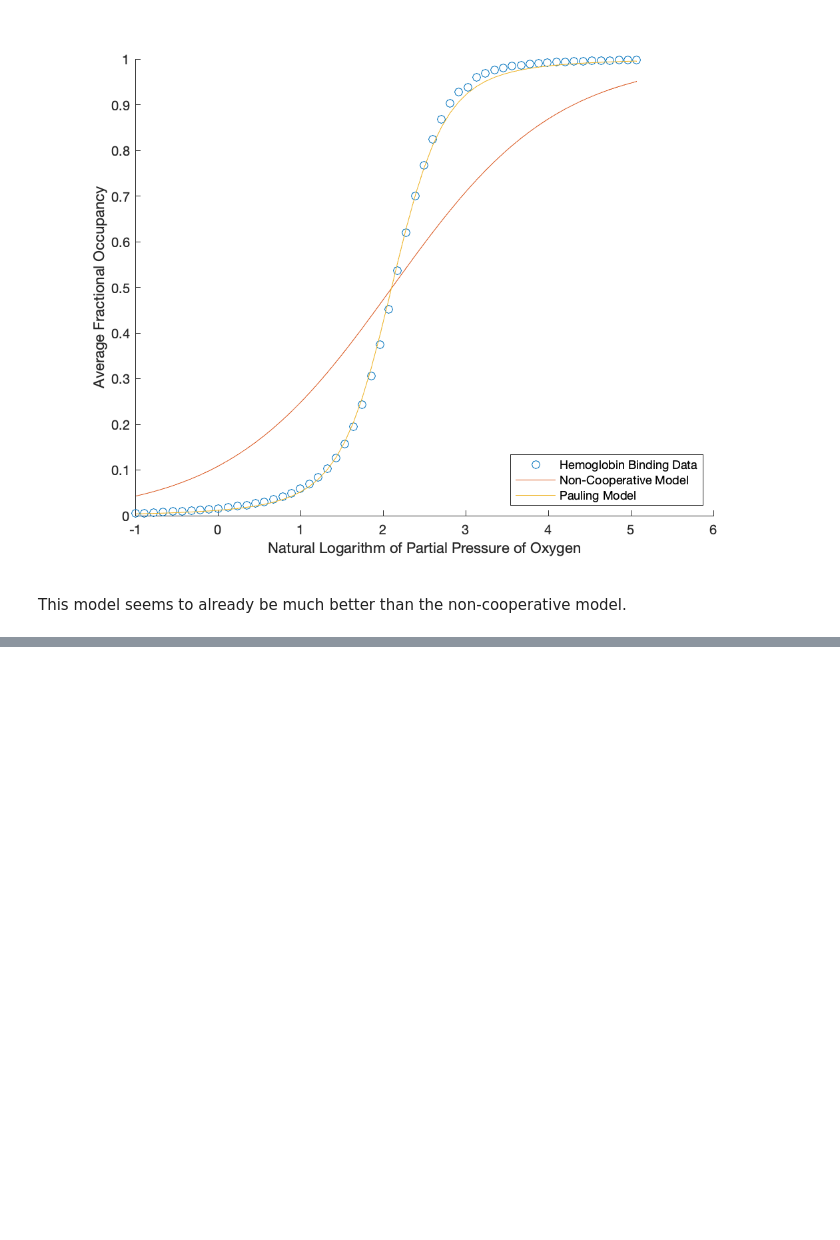
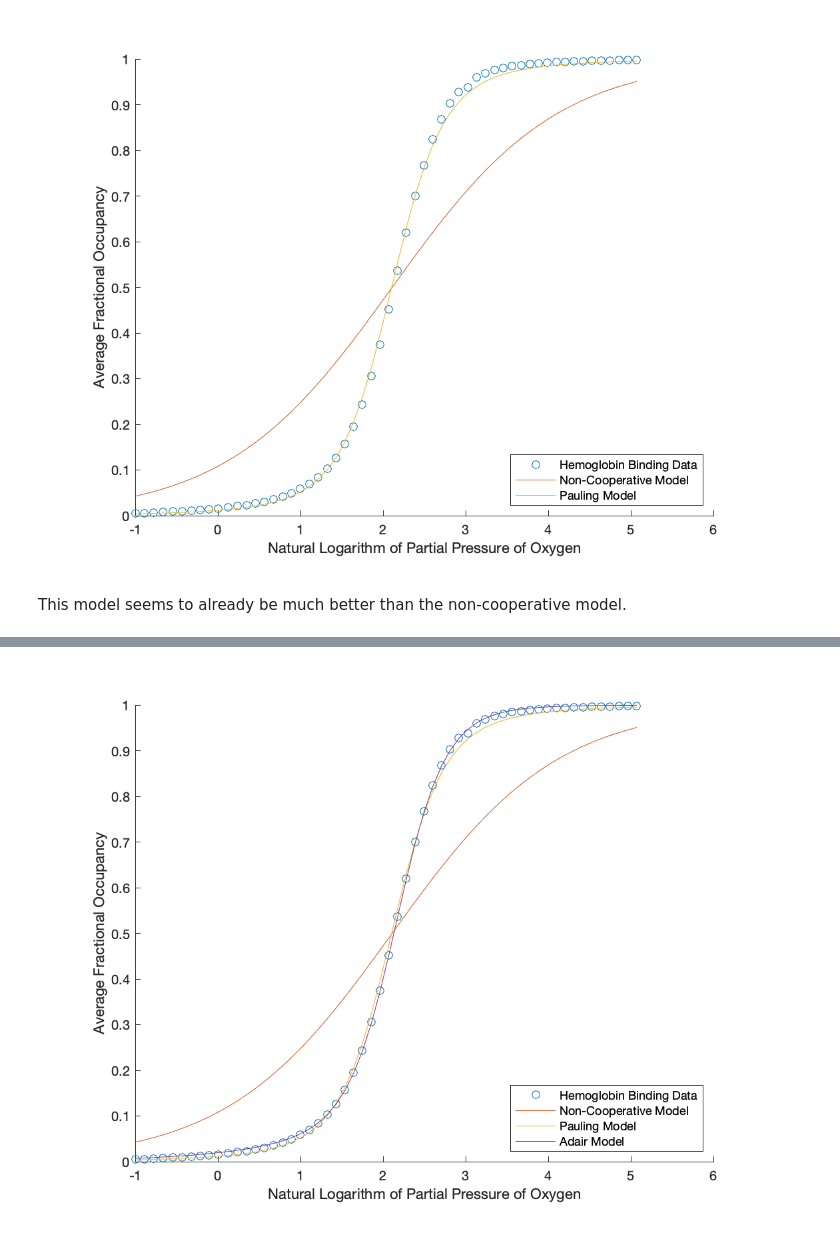
Before and after one commit to RandomKiddo/PolarisResearchProject, a Jupyter notebook: Project.ipynb, the cells around one changed output, grey strips where cells are left out. Saved outputs shown, nothing was run; the diff lists cells and outputs as text; code cells hidden in the pictures; blank space fills up the shorter version.

```diff
--- a/Project.ipynb
+++ b/Project.ipynb
@@ -241,0 +309,14 @@ This model seems to already be much better than the non-cooperative model.
+# %%
+scatter(ln_ppo2, frac_occupancy)
+hold on
+plot(ln_ppo2, N)
+plot(ln_ppo2, N_coop)
+plot(ln_ppo2, N_adair)
+hold off
+xlabel("Natural Logarithm of Partial Pressure of Oxygen")
+ylabel("Average Fractional Occupancy")
+legend({"Hemoglobin Binding Data", "Non-Cooperative Model", "Pauling Model", "Adair Model"}, "location", "southeast")
+xlabel("Natural Logarithm of Partial Pressure of Oxygen")
+ylabel("Average Fractional Occupancy")
+# %% [output]
+[figure, added]
```
Also changed, not shown: parts of 12 cells of this notebook.
